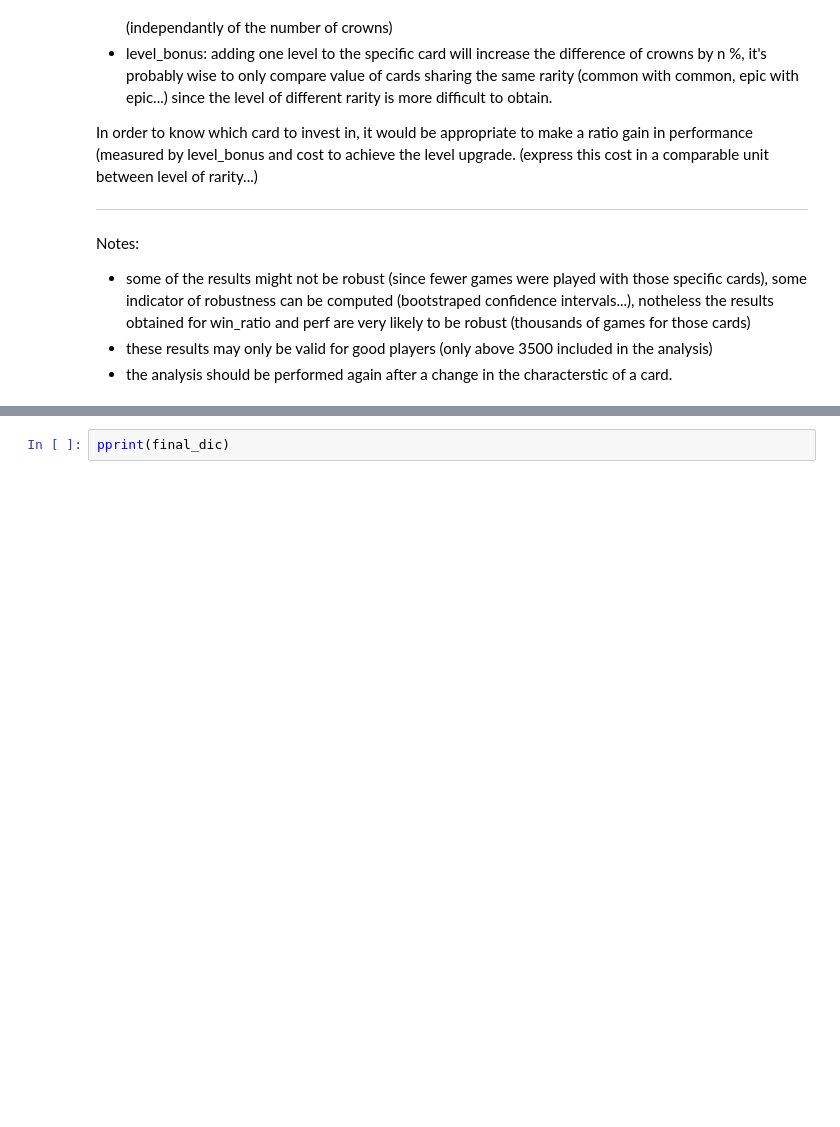
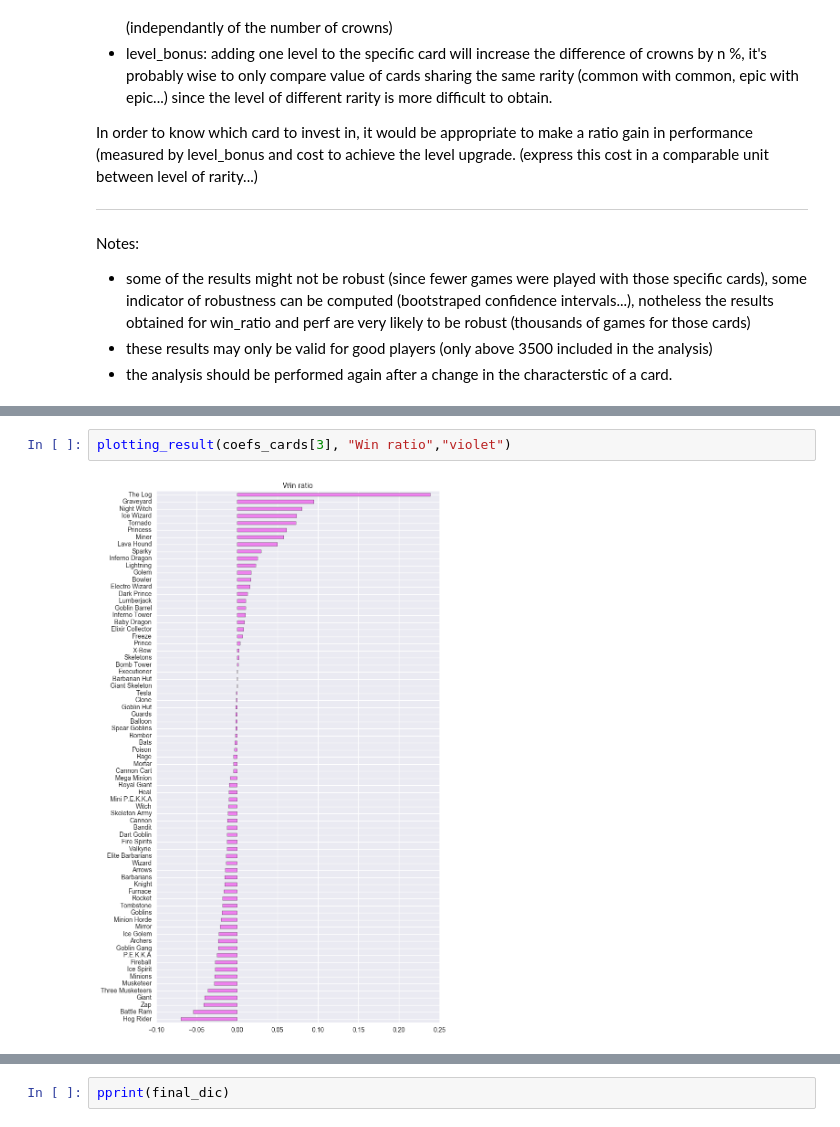
Before and after one commit to ArmandGiraud/Clash_analysis, a Jupyter notebook: notebooks/informative_regression.ipynb, the cells around one changed output, grey strips where cells are left out. Saved outputs shown, nothing was run; the diff lists cells and outputs as text; blank space fills up the shorter version.

```diff
--- a/notebooks/informative_regression.ipynb
+++ b/notebooks/informative_regression.ipynb
@@ -141,0 +152,4 @@ pd.Series(coefs_cards[3]).sort_values().plot(kind = "barh", figsize = (8,15), co
+# %%
+plotting_result(coefs_cards[3], "Win ratio","violet")
+# %% [output]
+[figure, added]
```
Also changed, not shown: parts of 6 cells of this notebook.
